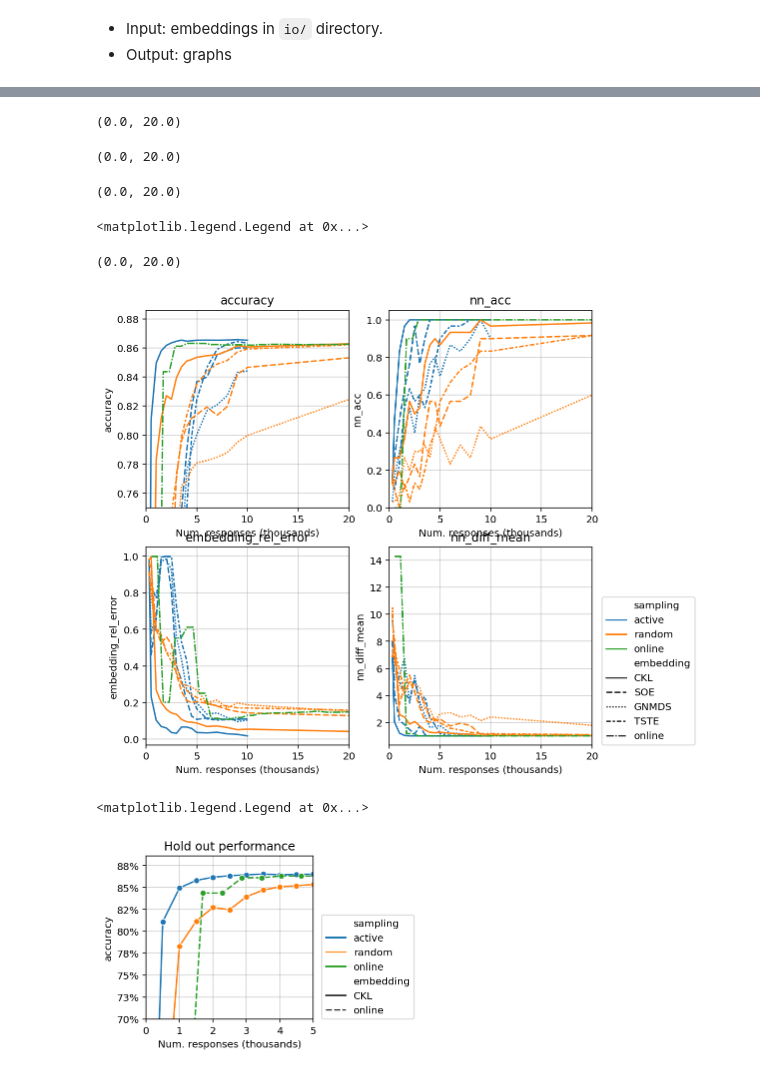
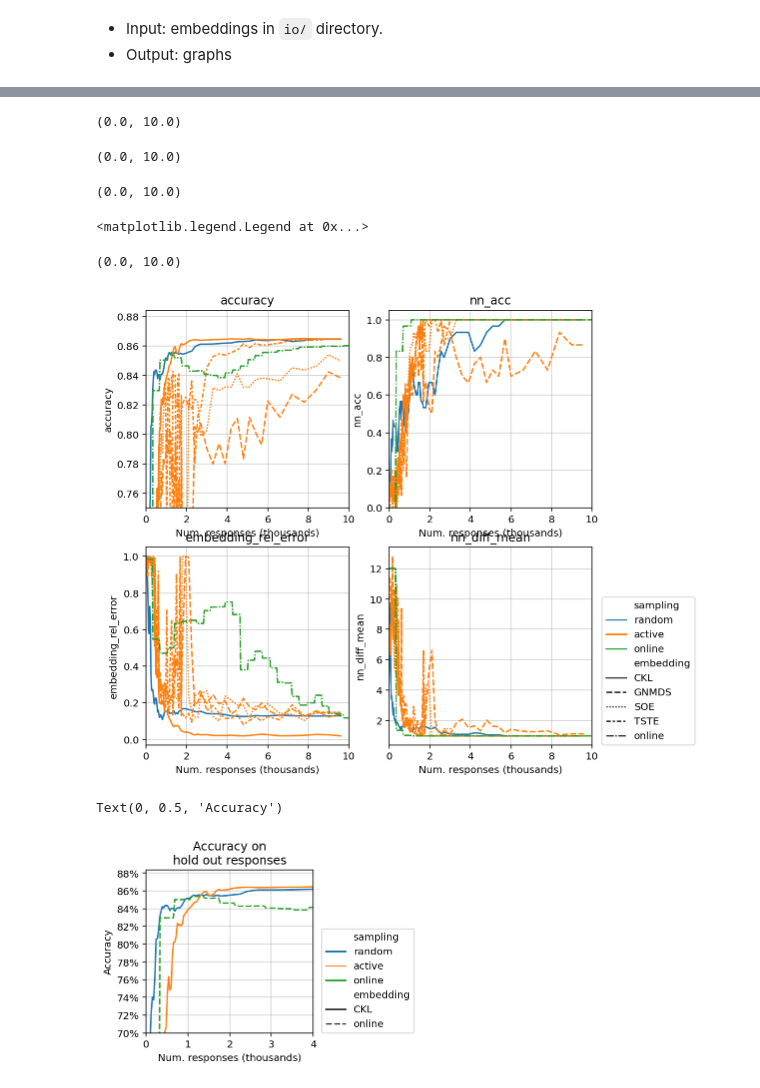
Before and after one commit to stsievert/salmon-experiments, a Jupyter notebook: alien-egg/Viz.ipynb, the cells around one changed output, grey strips where cells are left out. Cells and saved outputs as stored; diff of their text form; code cells hidden in the pictures.

Commit message:
Run alien eggs again

```diff
--- a/alien-egg/Viz.ipynb
+++ b/alien-egg/Viz.ipynb
@@ -67,11 +79,11 @@ print(len(data))
 # %%
-keys = [k for k in RESPONSES_DIR.glob("*.csv") if "alg=RandomSampling" in str(k)]
-assert len(keys) == 1, len(keys)
-random_responses = pd.read_csv(keys[0])
-from sklearn.model_selection import train_test_split
-_, df_test = train_test_split(random_responses, test_size=0.2, random_state=42)
-print(keys)
-X_test = df_test[["head", "winner", "loser"]].to_numpy()
+# keys = [k for k in RESPONSES_DIR.glob("*.csv") if "alg=RandomSampling" in str(k)]
+# assert len(keys) == 1, len(keys)
+# random_responses = pd.read_csv(keys[0])
+# from sklearn.model_selection import train_test_split
+# _, df_test = train_test_split(random_responses, test_size=0.2, random_state=42)
+# print(keys)
+# X_test = df_test[["head", "winner", "loser"]].to_numpy()
 
 from run import _X_test
 X_test = _X_test(n=n, num=20_000, noise=noise)
@@ -89,7 +100,8 @@ df = pd.DataFrame(perf)
 # fname = "history*R=10-alg=RR-d=2-dataset=strange_fruit-init=True-max_queries=20000-n=100-n_users=4-noise=constant-random_state=42-reaction_time=0.25-response_time=1.0.csv"
 # fname = "history*R=10-alg=RR-d=2-dataset=strange_fruit-init=True-max_queries=20100-n=30-n_users=6-noise=constant-random_state=42-reaction_time=0.25-response_time=1.0.csv"
 # fname = "history*R=10-alg=RR-d=2-dataset=alien_eggs-init=True-max_queries=30100-n=50-n_users=6-noise=human-random_state=42-reaction_time=0.25-response_time=1.0.csv"
-fname = "history*R=10-alg=RR-d=2-dataset=alien_eggs-init=True-max_queries=30100-n=30-n_users=10-noise=human-random_state=42-reaction_time=0.25-response_time=1.0.csv"
+# fname = "history*R=10-alg=RR-d=2-dataset=alien_eggs-init=True-max_queries=30100-n=30-n_users=10-noise=human-random_state=42-reaction_time=0.25-response_time=1.0.csv"
+fname = "history*R=1-alg=RR-d=2-dataset=alien_eggs-init=True-max_queries=10100-n=30-n_users=3-noise=human-random_state=42-reaction_time=0.25-response_time=1.0.csv"
 online = pd.read_csv(DIR / "history" / fname)
 online["alg"] = online["perf__ident"] = "RR (online)"
 
@@ -135,4 +148,6 @@ Index(['noise_model', 'responses*R', 'alg', 'd', 'dataset', 'init',
       dtype='object')
+# %%
+HUE_ORDER = ["random", "active", "online"]
 # %%
 import seaborn as sns
 import matplotlib.pyplot as plt
@@ -149,6 +164,7 @@ for k, (y, ax) in enumerate(zip(Y, axs.flatten())):
         y=y,
         hue="sampling",
         style="embedding",
+        hue_order=HUE_ORDER,
 #         marker="o",
 #         data=df,
         data=df,#[df.embedding.isin(["online", "CKL"])],
@@ -167,41 +183,49 @@ for k, (y, ax) in enumerate(zip(Y, axs.flatten())):
         _ = ax.set_ylim(0.75, None)
     elif "nn_acc" in y:
         _ = ax.set_ylim(0.0, 1.05)
-    ax.set_xlim(0, 20)
+    ax.set_xlim(0, 10)
 #     ax.set_xlim(0.2, 20)
 # %% [output]
-(0.0, 20.0)
+(0.0, 10.0)
-(0.0, 20.0)
+(0.0, 10.0)
-(0.0, 20.0)
+(0.0, 10.0)
 <matplotlib.legend.Legend at 0x...>
-(0.0, 20.0)
+(0.0, 10.0)
-[figure, old version]
+[figure, new version]
 # %%
 import matplotlib.ticker as ticker
 show = df[df.embedding.isin(["online", "CKL"])].copy()
 show["error"] = 1 - show["accuracy"]
+
+prob = show["n"] * show["d"] * np.log(show["n"])
+show["n_responses/prob"] = show["n_responses"] / prob
 
 w = 3
 fig, axs = plt.subplots(figsize=(1 * w, 1.0 * w))
 y = "accuracy"
 ax = sns.lineplot(
     x="n_responses/1000",
     y=y,
     hue="sampling",
+    hue_order=HUE_ORDER,
     style="embedding",
-    marker="o",
+#     marker="o",
     data=show,
 )
 ax.set_xlabel("Num. responses (thousands)")
 ax.grid(alpha=0.6)
 ax.yaxis.set_major_formatter(plt.FuncFormatter(lambda y, _: f"{100 * y:0.0f}%"))
-# ax.xaxis.set_major_locator(plt.MultipleLocator(10))
-ax.set_xlim(0, 5)
+ax.xaxis.set_major_locator(plt.MultipleLocator(1))
+ax.yaxis.set_major_locator(plt.MultipleLocator(0.02))
+ax.set_xlim(0, 4)
 
 _ = ax.set_ylim(0.70, None)
-_ = ax.set_title("Hold out performance")
+# _ = ax.set_title("Hold out performance")
 
 ax.legend(loc=(1.05, 0))
+ax.set_title("Accuracy on\nhold out responses")
+ax.set_ylabel("Accuracy")
+# fig.savefig("synth-eg-acc.png", dpi=300, bbox_inches="tight")
 # %% [output]
-<matplotlib.legend.Legend at 0x...>
+Text(0, 0.5, 'Accuracy')
-[figure, old version]
+[figure, new version]
```
Also changed, not shown: parts of 23 cells of this notebook, 2 other files.
